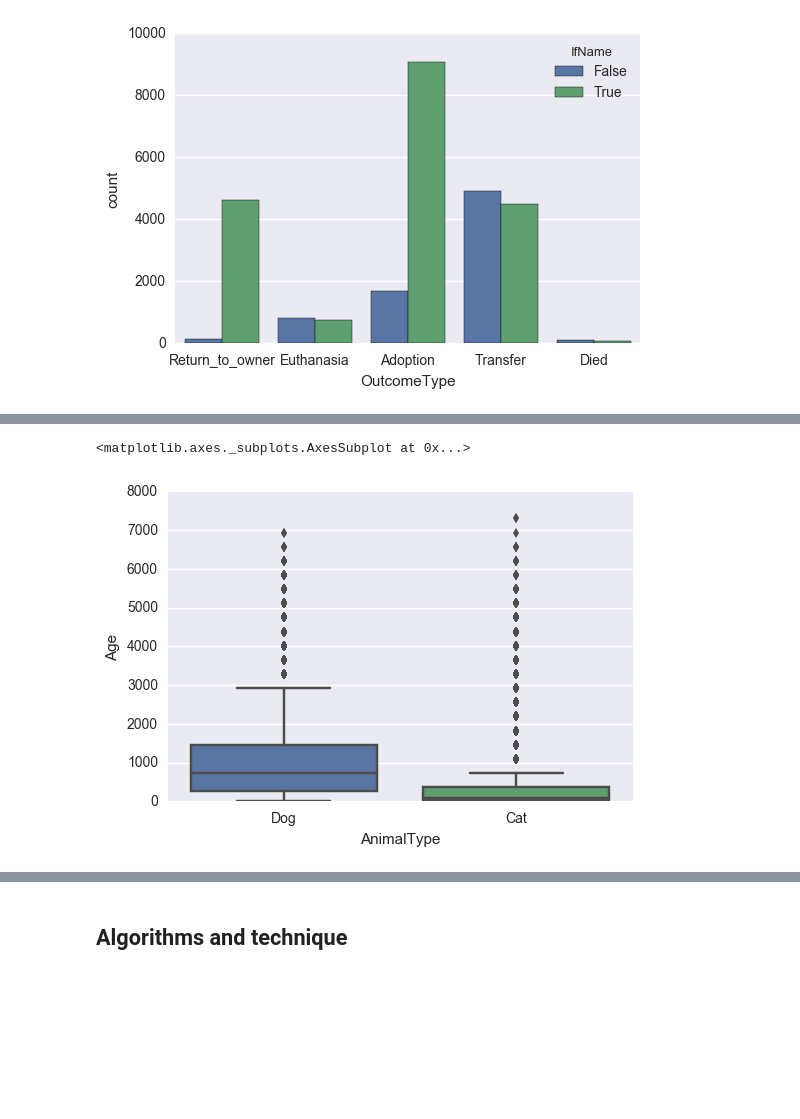
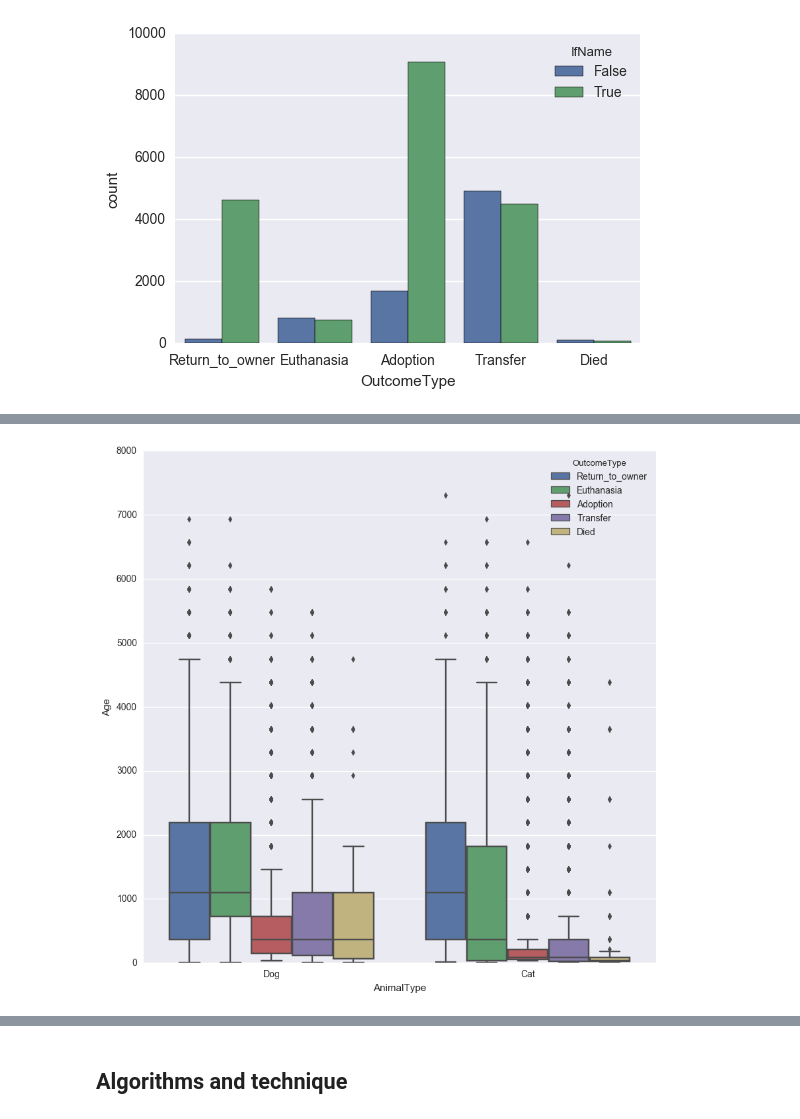
Before and after one commit to GauriP/machine-learning, a Jupyter notebook: projects/capstone/CapstoneProject - Animal Shelter Outcomes.ipynb, the cells around one changed output, grey strips where cells are left out. Saved outputs shown, nothing was run; the diff lists cells and outputs as text; code cells hidden in the pictures; blank space fills up the shorter version.

```diff
--- a/projects/capstone/CapstoneProject - Animal Shelter Outcomes.ipynb
+++ b/projects/capstone/CapstoneProject - Animal Shelter Outcomes.ipynb
@@ -320,5 +335,7 @@ sns.stripplot(x = 'OutcomeType', y = 'Age', hue = 'AnimalType', data = ndf, jitt
 # %%
-sns.boxplot(y = 'Age', x = 'AnimalType', data= ndf)
+plt.figure(figsize=(10,10))
+Age = sns.boxplot(y = 'Age', x = 'AnimalType',hue = "OutcomeType", data= ndf)
+Age = Age.get_figure()
+Age.savefig("Age.png")
 # %% [output]
-<matplotlib.axes._subplots.AxesSubplot at 0x...>
-[figure, old version]
+[figure, new version]
```
Also changed, not shown: parts of 20 cells of this notebook, 13 other files.
